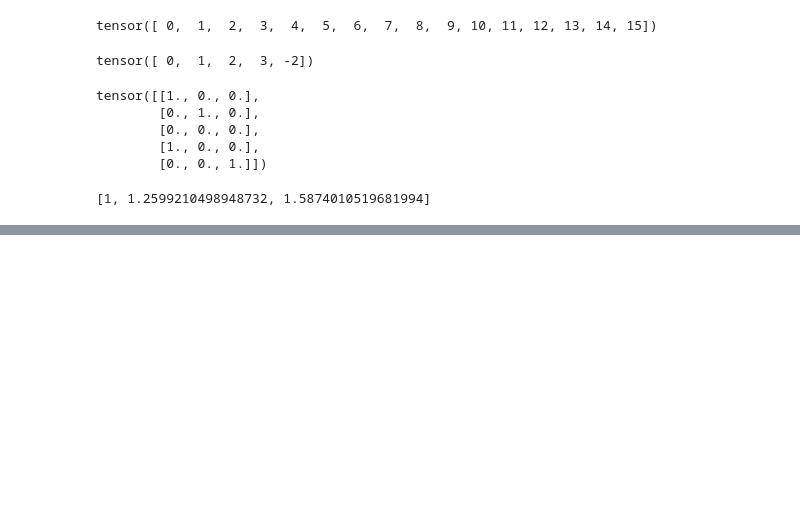
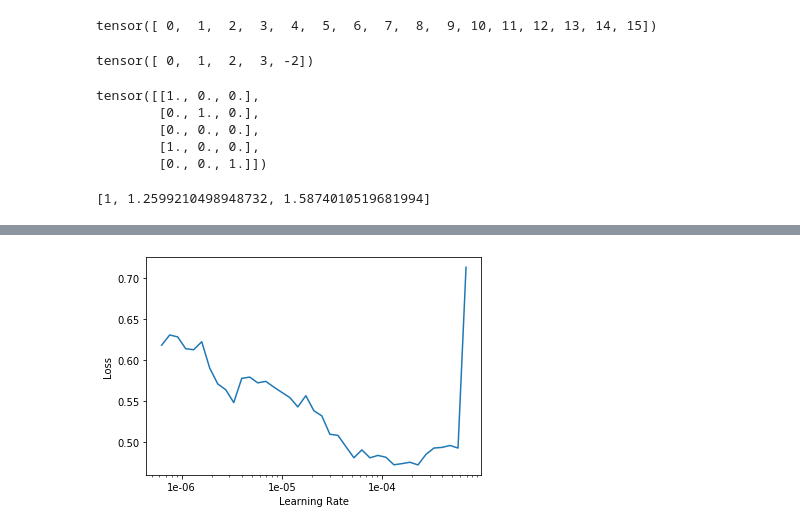
Before and after one commit to kheyer/Oil-Tank-Volume-Estimation, a Jupyter notebook: Object Detection.ipynb, the cells around one changed output, grey strips where cells are left out. Drawn from its saved outputs; the diff is of its cells as text; code cells hidden in the pictures; blank space fills up the shorter version.

```diff
--- a/Object Detection.ipynb
+++ b/Object Detection.ipynb
@@ -447,0 +453,4 @@ learn = learn.split(retina_net_split)
+# %%
+learn.recorder.plot()
+# %% [output]
+[figure, added]
```
Also changed, not shown: parts of 29 cells of this notebook, 1 other file.
